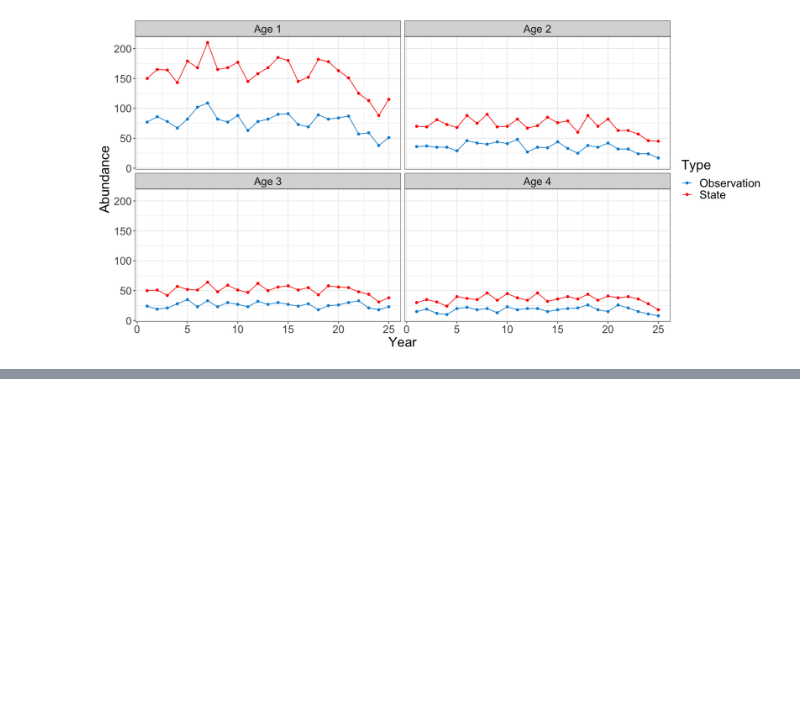
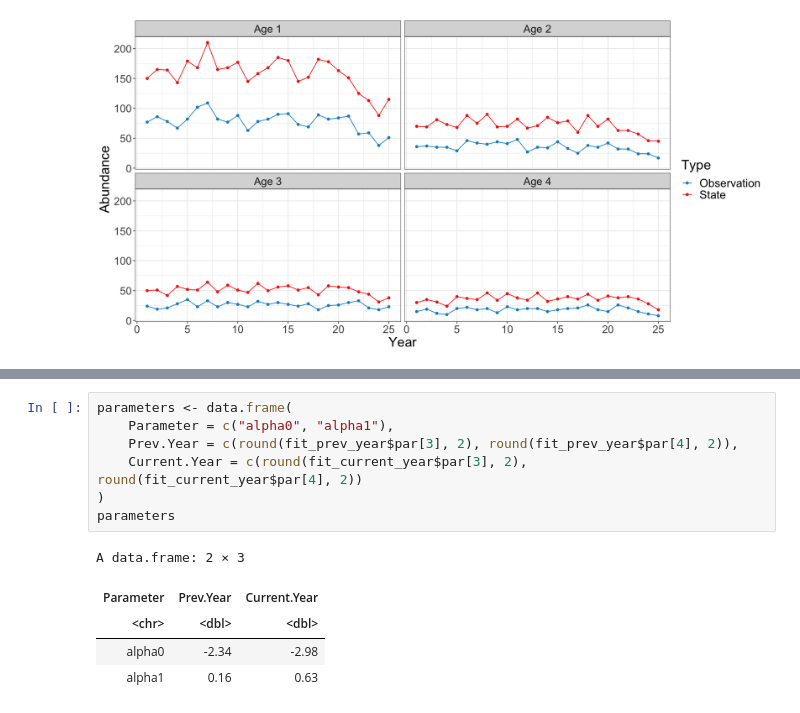
Before and after one commit to erikseulean/wildlife, a Jupyter notebook: Assignment1_ErikCristianSeulean.ipynb, the cells around one changed output, grey strips where cells are left out. Drawn from its saved outputs; the diff is of its cells as text; blank space fills up the shorter version.

```diff
--- a/Project 1.ipynb
+++ b/Assignment1_ErikCristianSeulean.ipynb
@@ -138,0 +206,13 @@ ggplot(data=projected_population, aes(x=Year, y=Abundance, group=Type, color=Typ
+# %%
+parameters <- data.frame(
+    Parameter = c("alpha0", "alpha1"),
+    Prev.Year = c(round(fit_prev_year$par[3], 2), round(fit_prev_year$par[4], 2)),
+    Current.Year = c(round(fit_current_year$par[3], 2), round(fit_current_year$par[4], 2))
+)
+parameters
+# %% [output]
+A data.frame: 2 × 3
+| Parameter | Prev.Year | Current.Year |
+| <chr> | <dbl> | <dbl> |
+| alpha0 | -2.34 | -2.98 |
+| alpha1 | 0.16 | 0.63 |
```
Also changed, not shown: parts of 22 cells of this notebook.
